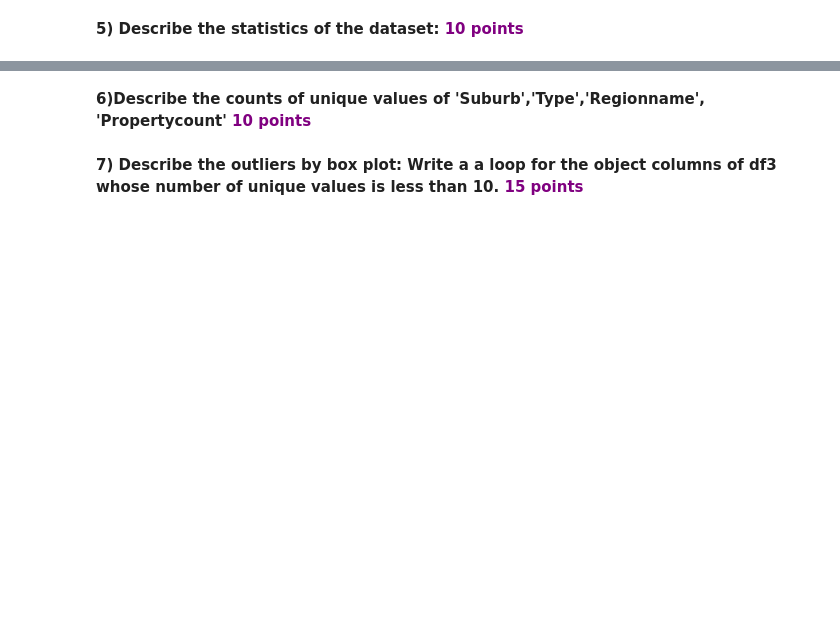
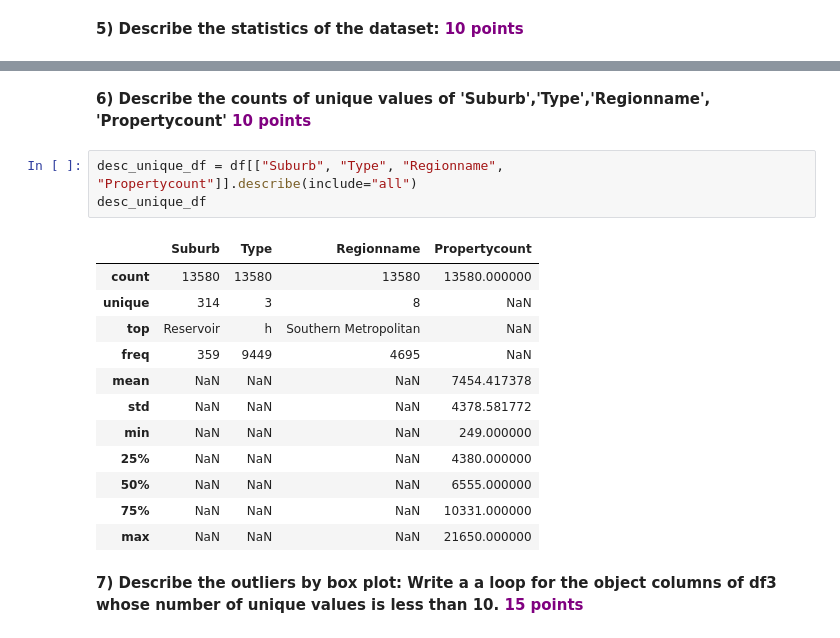
Before and after one commit to MSc-in-Software-Engineer/data-visualization, a Jupyter notebook: #2_homework/Assignment 2.ipynb, the cells around one changed output, grey strips where cells are left out. Drawn from its saved outputs; the diff is of its cells as text; blank space fills up the shorter version.

```diff
--- a/#2_homework/Assignment 2.ipynb
+++ b/#2_homework/Assignment 2.ipynb
@@ -40,5 +157,21 @@ __5) Describe the statistics of the dataset: <font color='purple'> 10 points </f
 # %% [markdown]
-__6)Describe the counts of unique values of 'Suburb','Type','Regionname', 'Propertycount'   <font color='purple'> 10 points </font>__
+__6) Describe the counts of unique values of 'Suburb','Type','Regionname', 'Propertycount'   <font color='purple'> 10 points </font>__
+# %%
+desc_unique_df = df[["Suburb", "Type", "Regionname", "Propertycount"]].describe(include="all")
+desc_unique_df
+# %% [output]
+|  | Suburb | Type | Regionname | Propertycount |
+| count | 13580 | 13580 | 13580 | 13580.000000 |
+| unique | 314 | 3 | 8 | NaN |
+| top | Reservoir | h | Southern Metropolitan | NaN |
+| freq | 359 | 9449 | 4695 | NaN |
+| mean | NaN | NaN | NaN | 7454.417378 |
+| std | NaN | NaN | NaN | 4378.581772 |
+| min | NaN | NaN | NaN | 249.000000 |
+| 25% | NaN | NaN | NaN | 4380.000000 |
+| 50% | NaN | NaN | NaN | 6555.000000 |
+| 75% | NaN | NaN | NaN | 10331.000000 |
+| max | NaN | NaN | NaN | 21650.000000 |
 # %% [markdown]
 __7) Describe the outliers by box plot: Write a a loop for the object columns of df3 whose number of unique values is less than 10.  <font color='purple'> 15 points </font>__
 # %%
```
Also changed, not shown: parts of 11 cells of this notebook, 2 other files.
